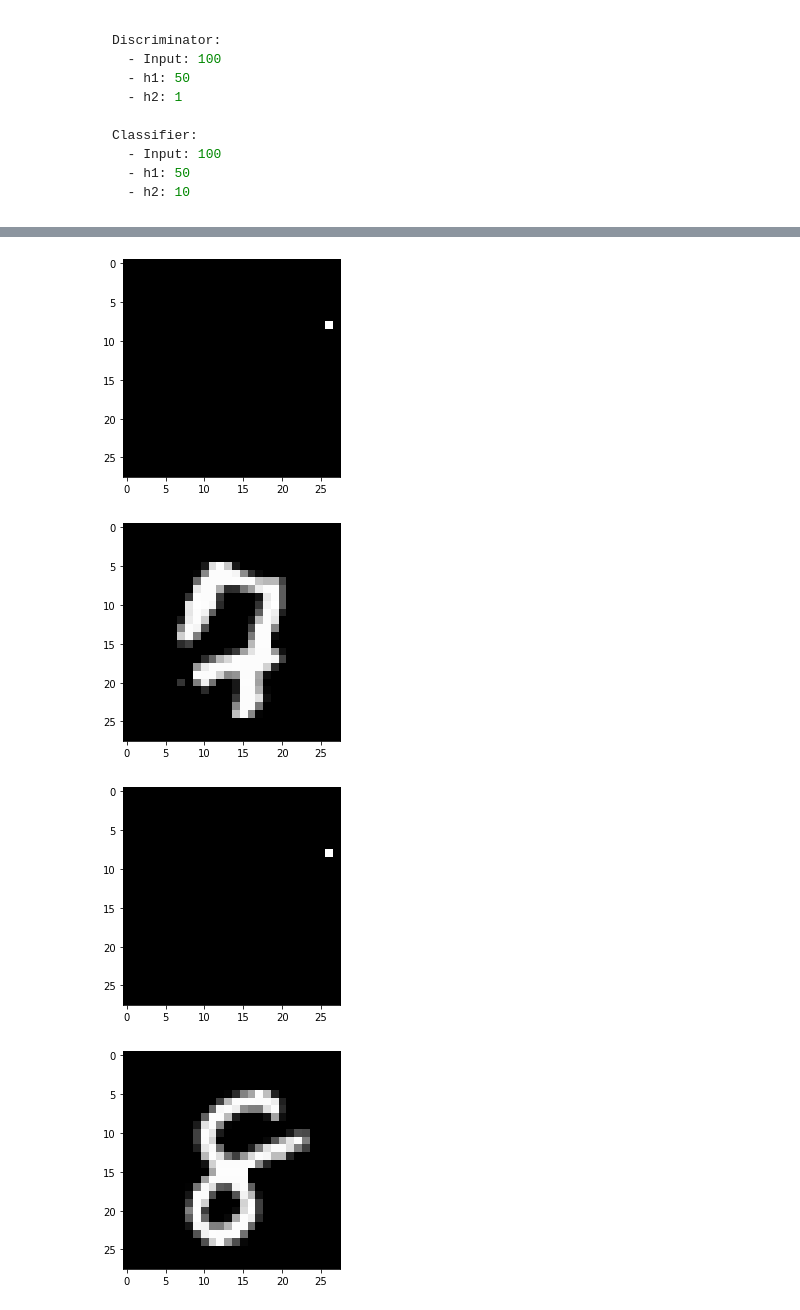
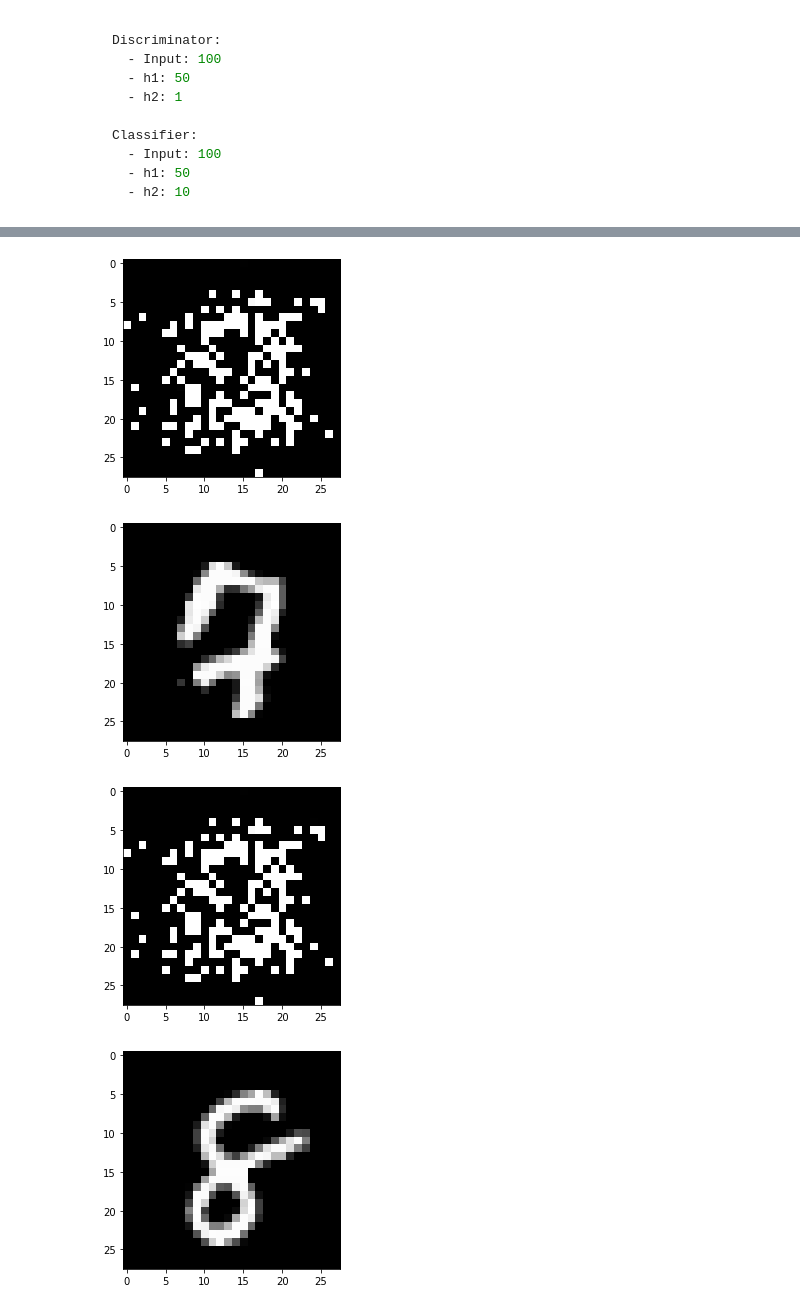
Before and after one commit to Akhilez/ml_gallery, a Jupyter notebook: ml_py/MLGallery/selective_generator/model.ipynb, the cells around one changed output, grey strips where cells are left out. Drawn from its saved outputs; the diff is of its cells as text; code cells hidden in the pictures.

```diff
--- a/ml_py/MLGallery/selective_generator/model.ipynb
+++ b/ml_py/MLGallery/selective_generator/model.ipynb
@@ -74,9 +80,9 @@ class Generator(torch.nn.Module):
 
     def forward(self, x, **kwargs):
         # x.shape = (batch, 100)
-        h1 = x.matmul(self.w1) + self.b1
-        h2 = h1.matmul(self.w2) + self.b2
-        h3 = torch.nn.functional.softmax(h2.matmul(self.w3) + self.b3)
+        h1 = torch.sigmoid(x.matmul(self.w1) + self.b1)
+        h2 = torch.sigmoid(h1.matmul(self.w2) + self.b2)
+        h3 = torch.sigmoid(h2.matmul(self.w3) + self.b3)
         return h3
 
     def optimize(self, lr):
@@ -87,6 +93,15 @@ class Generator(torch.nn.Module):
         self.b1 = (self.b1 - lr * self.b1.grad).detach().requires_grad_()
         self.b2 = (self.b2 - lr * self.b2.grad).detach().requires_grad_()
         self.b3 = (self.b3 - lr * self.b3.grad).detach().requires_grad_()
+
+    def zero_grad(self):
+        self.w1.grad = torch.zeros(self.w1.grad.shape)
+        self.w2.grad = torch.zeros(self.w2.grad.shape)
+        self.w3.grad = torch.zeros(self.w3.grad.shape)
+
+        self.b1.grad = torch.zeros(self.b1.grad.shape)
+        self.b2.grad = torch.zeros(self.b2.grad.shape)
+        self.b3.grad = torch.zeros(self.b3.grad.shape)
 # %%
 class FeatureExtractor(torch.nn.Module):
     def __init__(self):
@@ -118,7 +133,7 @@ class Discriminator(torch.nn.Module):
         self.w2, self.b2 = get_random((50, 1)), torch.zeros(1, requires_grad=True)
 
     def forward(self, x, **kwargs):
-        h1 = x.matmul(self.w1) + self.b1
+        h1 = torch.sigmoid(x.matmul(self.w1) + self.b1)
         h2 = torch.sigmoid(h1.matmul(self.w2) + self.b2)
         return h2
 
@@ -163,10 +170,10 @@ torch.Size([5000, 784]) torch.Size([500, 784]) torch.Size([5000, 10]) torch.Size
 # %%
 batch_size = 20
-epochs = 10
+epochs = 50
 
 for epoch in range(epochs):
     print(f'Epoch: {epoch}')
-    losses = [0, 0, 0]
+    losses = [0, 0, 0, 0]
     for i in range(0, len(x_train), batch_size):
         start_index = i
         end_index = i+batch_size
@@ -181,11 +188,15 @@ for epoch in range(epochs):
 
         features = fe(x_batch)
         discriminator_out = discriminator(features)
+        classifier_out = classifier(features)
 
-        loss = torch.nn.functional.binary_cross_entropy(discriminator_out, real)
+        loss_discriminator = torch.nn.functional.binary_cross_entropy(discriminator_out, real)
+        loss_classifier = torch.nn.functional.binary_cross_entropy(classifier_out, y_batch)
 
+        loss = loss_discriminator + loss_classifier
         loss.backward()
         discriminator.optimize(0.1)
+        classifier.optimize(0.1)
         fe.optimize(0.1)
 
         losses[0] += float(loss)
@@ -202,18 +213,22 @@ for epoch in range(epochs):
         classifier_out = classifier(features)
 
         loss_discriminator = torch.nn.functional.binary_cross_entropy(discriminator_out, fake)
+        loss_generator = torch.nn.functional.binary_cross_entropy(discriminator_out, real)
         loss_classifier = torch.nn.functional.binary_cross_entropy(classifier_out, y_batch)
+        loss = loss_discriminator + loss_classifier
 
-        loss = loss_discriminator + loss_classifier
-        loss.backward()
+        loss.backward(retain_graph=True)
 
         discriminator.optimize(0.1)
-        classifier.optimize(0.1)
         fe.optimize(0.1)
+
+        generator.zero_grad()
+        loss_generator.backward()
         generator.optimize(0.1)
 
         losses[1] += float(loss_discriminator)
         losses[2] += float(loss_classifier)
+        losses[3] += float(loss_generator)
 
     print(f'  Losses: {losses}')
 # %% [output]
@@ -240,35 +252,36 @@ Epoch: 9
 # %%
 with torch.no_grad():
 
     index = 133
     batch_size = 2
 
     x_sample = x_test[index:index+batch_size]
     y_sample = y_test[index:index+batch_size]
 
     generator_input = np.random.uniform(0, 1, (batch_size, 90))
     generator_input = np.concatenate((generator_input, y_sample), axis=1)
     generator_input = torch.Tensor(generator_input)
 
     generated = generator(generator_input)
     features = fe(generated)
     discriminator_out = discriminator(features)
+
+    features = fe(x_sample)
+    real_discriminator_out = discriminator(features)
     classifier_out = classifier(features)
-
-    real_discriminator_out = discriminator(fe(x_sample))
 
 
     for i in range(batch_size):
         plot_image(generated[i].reshape((28, 28)))
         plt.show()
         plot_image(x_sample[i].reshape((28, 28)))
         plt.show()
 
 
-    print(f"Discriminator_out: {discriminator_out}\nReal Img Discriminator Out: {real_discriminator_out}")
+    print(f"Discriminator_out fake: {discriminator_out}\nReal Img Discriminator Out: {real_discriminator_out}")
     print(f"\nClass: {classifier_out}\nReal class: {y_sample}")
 # %% [output]
-[figure, old version]
+[figure, new version]
 [figure]
-[figure, old version]
+[figure, new version]
 [figure]
```
Also changed, not shown: parts of 6 cells of this notebook.
